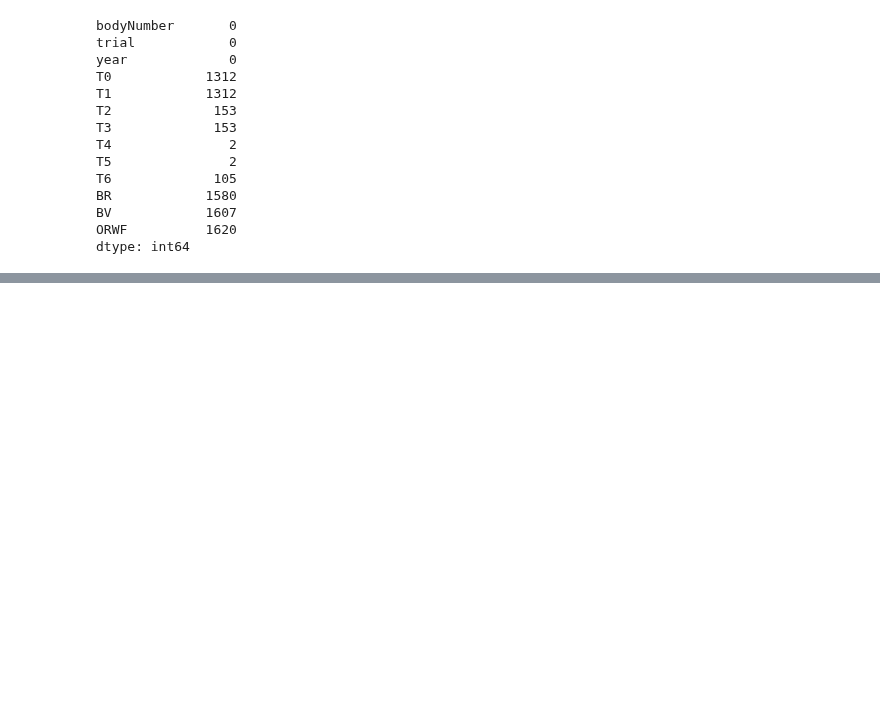
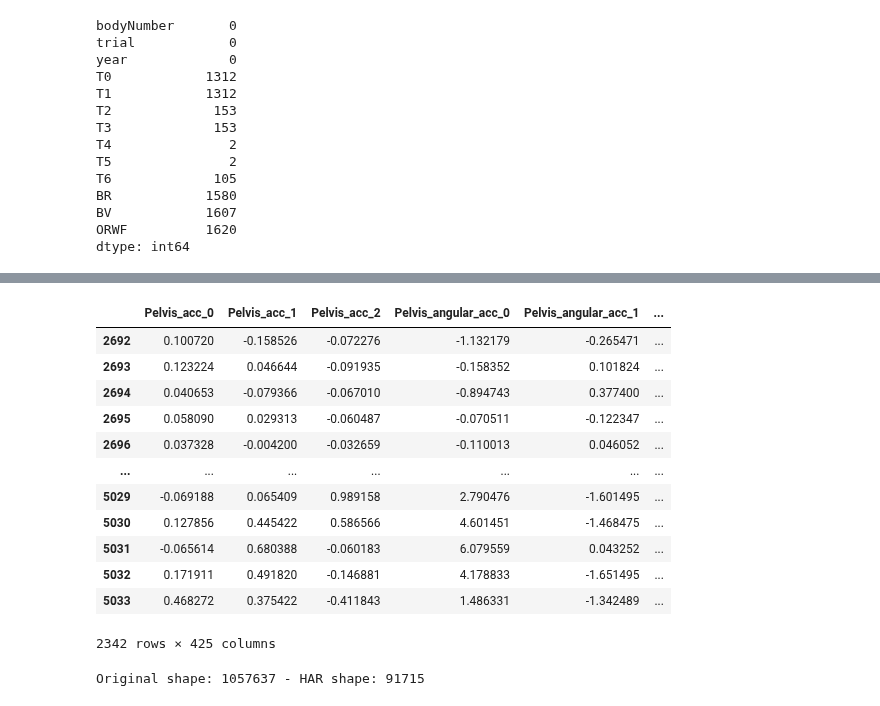
Before and after one commit to kcristinaa/Drag-flik-RAIS-Hackathon, a Jupyter notebook: read_keyframes_to_df.ipynb, the cells around one changed output, grey strips where cells are left out. Cells and saved outputs as stored; diff of their text form; code cells hidden in the pictures; blank space fills up the shorter version.

```diff
--- a/read_keyframes_to_df.ipynb
+++ b/read_keyframes_to_df.ipynb
@@ -112,0 +138,8 @@ df.to_csv(os.path.join("data", "keyframes.csv"))
+# %%
+# keep only the columns without null values for segmentation
+print("Reading keyframe data...")
+df = pd.read_csv(os.path.join("data", "keyframes.csv"), index_col=[0])
+# df = df[['bodyNumber', 'trial', 'year', 'T4', 'T5']]
+print("Creating key...")
+df["key"] = df['year'].astype(str) + '_' + df['bodyNumber'].astype(str) + '_' + df['trial'].astype(str)
+df.head()
@@ -112,0 +176,15 @@ df.to_csv(os.path.join("data", "keyframes.csv"))
+# %%
+for row in tqdm(df.iterrows()):
+    # get data from keyframes row
+    key = row[1].key
+    T2 = row[1].T2
+    T3 = row[1].T3
+    T4 = row[1].T4
+    T5 = row[1].T5
+    T6 = row[1].T6
+    # adding True (1) to the rows referring to each time segment
+    mvnx.loc[(mvnx["key"]==key) & (mvnx["time"] >= T2) & (mvnx["time"] < T3), "segment"] = "T2"
+    mvnx.loc[(mvnx["key"]==key) & (mvnx["time"] >= T3) & (mvnx["time"] < T4), "segment"] = "T3"
+    mvnx.loc[(mvnx["key"]==key) & (mvnx["time"] >= T4) & (mvnx["time"] < T5), "segment"] = "T4"
+    mvnx.loc[(mvnx["key"]==key) & (mvnx["time"] >= T5) & (mvnx["time"] < T6), "segment"] = "T5"
+mvnx.head()
@@ -112,0 +199,23 @@ df.to_csv(os.path.join("data", "keyframes.csv"))
+# %%
+# Testing if it works
+# correct T2=350, T3=532, T4=601, T5=655, T6=790
+mvnx.loc[mvnx.key=="2017_10_1"]
+# %% [output]
+|  | Pelvis_acc_0 | Pelvis_acc_1 | Pelvis_acc_2 | Pelvis_angular_acc_0 | Pelvis_angular_acc_1 | ... |
+| 2692 | 0.100720 | -0.158526 | -0.072276 | -1.132179 | -0.265471 | ... |
+| 2693 | 0.123224 | 0.046644 | -0.091935 | -0.158352 | 0.101824 | ... |
+| 2694 | 0.040653 | -0.079366 | -0.067010 | -0.894743 | 0.377400 | ... |
+| 2695 | 0.058090 | 0.029313 | -0.060487 | -0.070511 | -0.122347 | ... |
+| 2696 | 0.037328 | -0.004200 | -0.032659 | -0.110013 | 0.046052 | ... |
+| ... | ... | ... | ... | ... | ... | ... |
+| 5029 | -0.069188 | 0.065409 | 0.989158 | 2.790476 | -1.601495 | ... |
+| 5030 | 0.127856 | 0.445422 | 0.586566 | 4.601451 | -1.468475 | ... |
+| 5031 | -0.065614 | 0.680388 | -0.060183 | 6.079559 | 0.043252 | ... |
+| 5032 | 0.171911 | 0.491820 | -0.146881 | 4.178833 | -1.651495 | ... |
+| 5033 | 0.468272 | 0.375422 | -0.411843 | 1.486331 | -1.342489 | ... |
+2342 rows × 425 columns
+# %%
+har = mvnx.loc[mvnx.segment.notnull()]
+print("Original shape: {} - HAR shape: {}".format(mvnx.shape[0], har.shape[0]))
+# %% [output]
+Original shape: 1057637 - HAR shape: 91715
```
Also changed, not shown: parts of 10 cells of this notebook, 1 other file.
